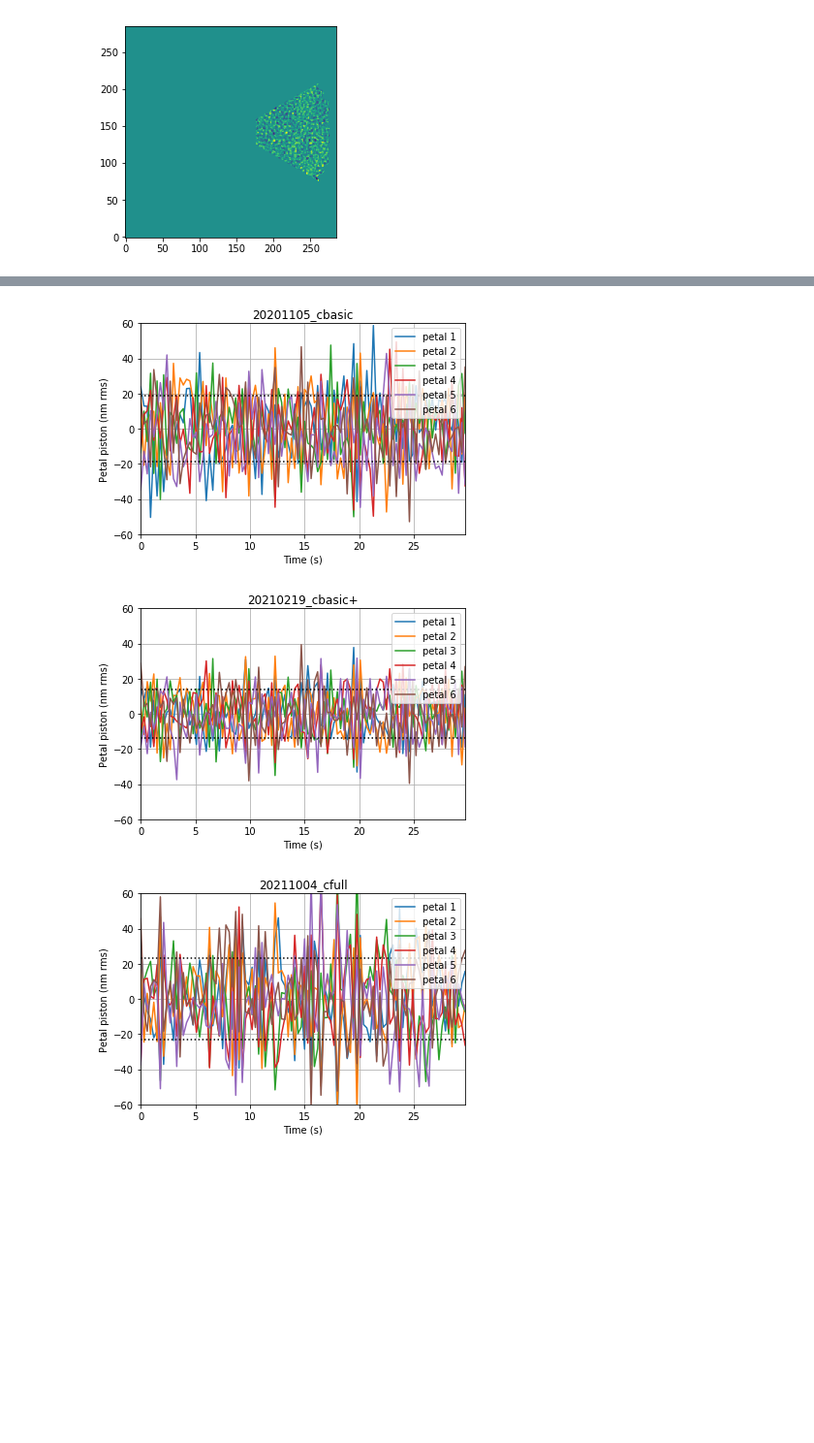
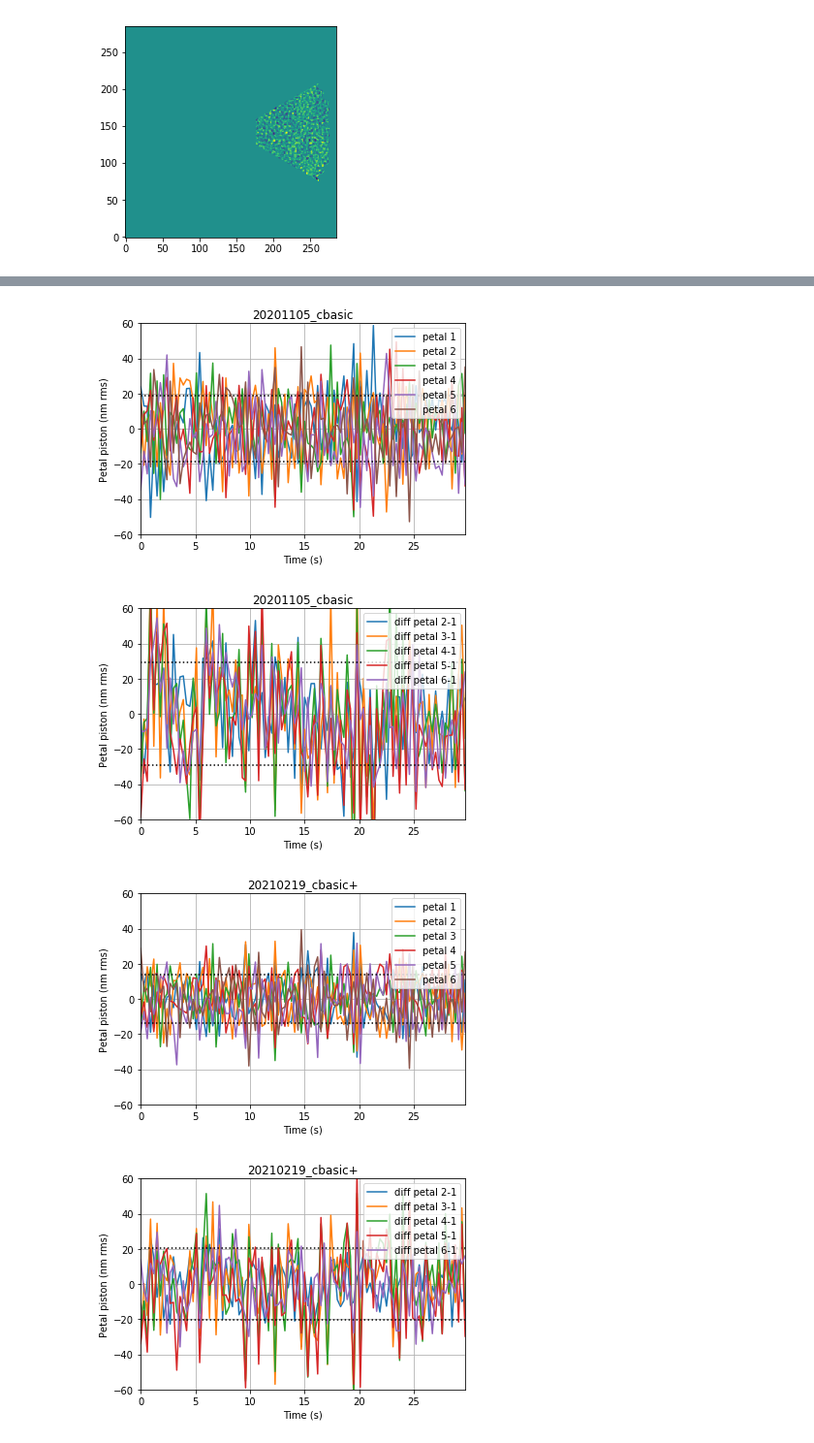
Before and after one commit to vortex-exoplanet/HEEPS, a Jupyter notebook: tools/petal_piston.ipynb, the cells around one changed output, grey strips where cells are left out. Shown at 97% size. Saved outputs shown, nothing was run; the diff lists cells and outputs as text; code cells hidden in the pictures; blank space fills up the shorter version.

```diff
--- a/tools/petal_piston.ipynb
+++ b/tools/petal_piston.ipynb
@@ -58,8 +59,13 @@ for name, cube in zip(names, [cbas0, cbas1, cfull]):
             pistons[i,j] = np.mean(petal_frame[petal_frame != 0])
     rms_pistons = np.std(pistons, axis=1)
     mean_piston = np.mean(rms_pistons)
-    print('\npetal pistons (nm rms) = %s\nmean petal piston = %s nm rms\n'%(np.round(rms_pistons,2), np.round(mean_piston,2)))
-    x = np.arange(nframes)*DIT
+    print('\npetal pistons (nm rms) = %s\nmean petal piston = %s nm rms'\
+          %(np.round(rms_pistons,2), np.round(mean_piston,2)))
+    diff_pistons = pistons - pistons[0]
+    rms_diff_pistons = np.std(diff_pistons, axis=1)
+    mean_diff_piston = np.mean(rms_diff_pistons[1:])
+    print('diff petal pistons (nm rms) = %s\nmean diff petal piston = %s nm rms\n'\
+          %(np.round(rms_diff_pistons[1:],2), np.round(mean_diff_piston,2)))
     plt.figure()
     lines = plt.plot(x, pistons.T)
     plt.legend(lines, ('petal 1','petal 2','petal 3','petal 4','petal 5','petal 6'), loc='upper right')
@@ -72,6 +78,18 @@ for name, cube in zip(names, [cbas0, cbas1, cfull]):
     plt.xlim(0, x[-1])
     plt.ylim(-60, 60)
     plt.savefig('petal_piston_%s.png'%name, transparent=True, dpi=300)
+    plt.figure()
+    lines = plt.plot(x, diff_pistons[1:].T)
+    plt.legend(lines, ('diff petal 2-1','diff petal 3-1','diff petal 4-1','diff petal 5-1','diff petal 6-1'), loc='upper right')
+    plt.axhline(mean_diff_piston, color='k', linestyle=':')
+    plt.axhline(-mean_diff_piston, color='k', linestyle=':')
+    plt.grid(True), plt.grid(which='minor', linestyle=':')
+    plt.xlabel('Time (s)')
+    plt.ylabel('Petal piston (nm rms)')
+    plt.title(name)
+    plt.xlim(0, x[-1])
+    plt.ylim(-60, 60)
+    plt.savefig('diff_petal_piston_%s.png'%name, transparent=True, dpi=300)
 # %% [output]
 20201105_cbasic:
 0, 1, 2, 3, 4, 5,
@@ -90,3 +114,4 @@ mean petal piston = 23.19 nm rms
 [figure]
-[figure, old version]
+[figure, new version]
-[figure, old version]
+[figure, new version]
+[figure, added]
```
Also changed, not shown: parts of 4 cells of this notebook.
